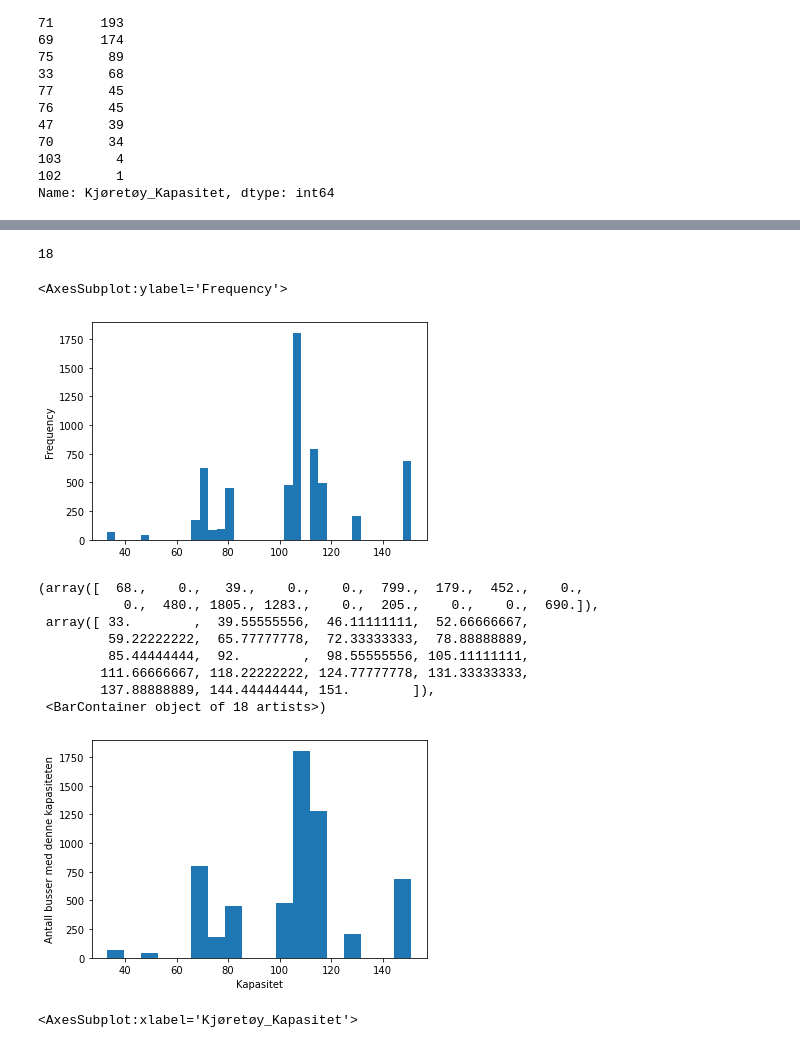
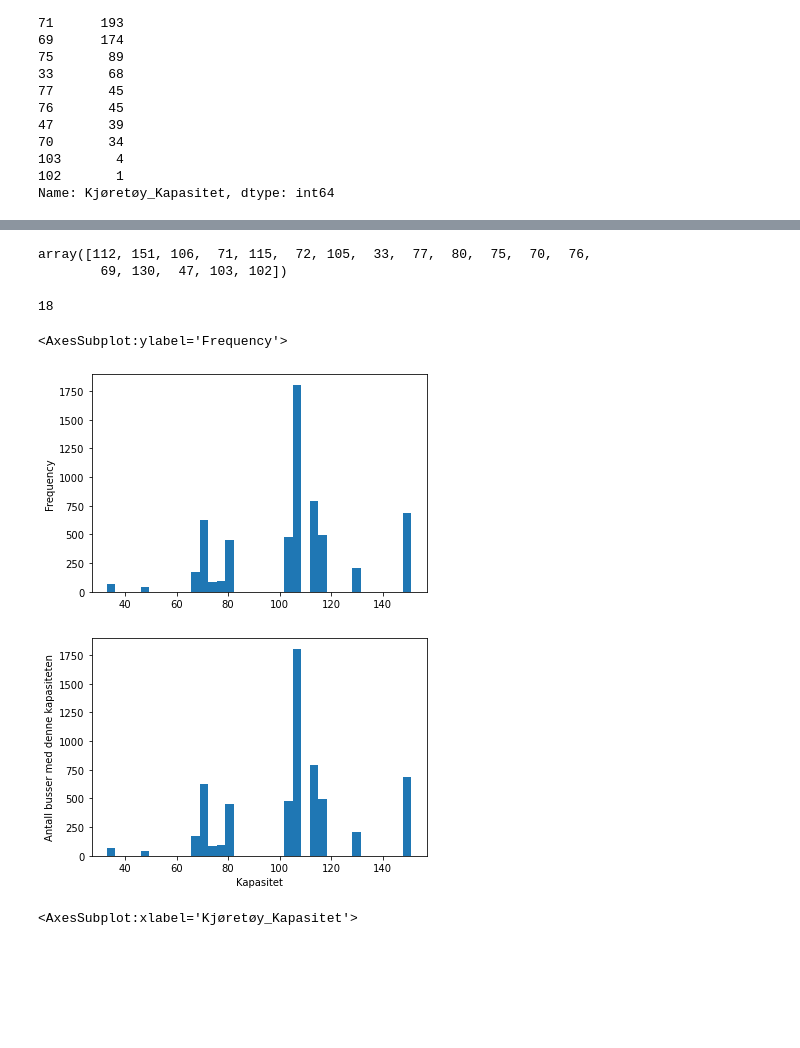
Before and after one commit to Kenn3Th/DAVE3625, a Jupyter notebook: Assignment_1/Oblig1.ipynb, the cells around one changed output, grey strips where cells are left out. Drawn from its saved outputs; the diff is of its cells as text; code cells hidden in the pictures; blank space fills up the shorter version.

```diff
--- a/Assignment_1/Oblig1.ipynb
+++ b/Assignment_1/Oblig1.ipynb
@@ -51,26 +48,30 @@ array([112, 151, 106,  71, 115,  72, 105,  33,  77,  80,  75,  70,  76,
-# %%
-len(pd.unique(Ruter_df['Kjøretøy_Kapasitet']))
-# %% [output]
-18
-# %%
-Ruter_df['Kjøretøy_Kapasitet'].plot.hist(bins = 18*2)
-# %% [output]
-<AxesSubplot:ylabel='Frequency'>
-[figure, removed]
+# %%
+#Finding all the unique values in the data-sett
+kk_unique=pd.unique(Ruter_df['Kjøretøy_Kapasitet'])
+kk_unique
+# %% [output]
+array([112, 151, 106,  71, 115,  72, 105,  33,  77,  80,  75,  70,  76,
+        69, 130,  47, 103, 102])
+# %%
+#Finding the length of the unique values
+len(kk_unique)
+# %% [output]
+18
+# %%
+#Showing data with built-in pandas function
+#Here I used data vizualisation on Kjøretøy_Kapasitet
+Ruter_df['Kjøretøy_Kapasitet'].plot.hist(bins = 18*2)
+# %% [output]
+<AxesSubplot:ylabel='Frequency'>
+[figure, added]
 # %%
+#Showing the same data with matplotlib.pyplot
 fig_kap = plt.figure() #fig_kap = figure for kapasitet
 ax_kap = fig_kap.add_subplot(1,1,1) #ax_kap = axis for kapasitet
 ax_kap.set_xlabel('Kapasitet')
 ax_kap.set_ylabel('Antall busser med denne kapasiteten')
-ax_kap.hist(Ruter_df.Kjøretøy_Kapasitet, bins=18)
+ax_kap.hist(Ruter_df.Kjøretøy_Kapasitet, bins=18*2)
+plt.show()
 # %% [output]
-(array([  68.,    0.,   39.,    0.,    0.,  799.,  179.,  452.,    0.,
-           0.,  480., 1805., 1283.,    0.,  205.,    0.,    0.,  690.]),
- array([ 33.        ,  39.55555556,  46.11111111,  52.66666667,
-         59.22222222,  65.77777778,  72.33333333,  78.88888889,
-         85.44444444,  92.        ,  98.55555556, 105.11111111,
-        111.66666667, 118.22222222, 124.77777778, 131.33333333,
-        137.88888889, 144.44444444, 151.        ]),
- <BarContainer object of 18 artists>)
-[figure, old version]
+[figure, new version]
 # %%
```
Also changed, not shown: parts of 24 cells of this notebook, 1 other file.
